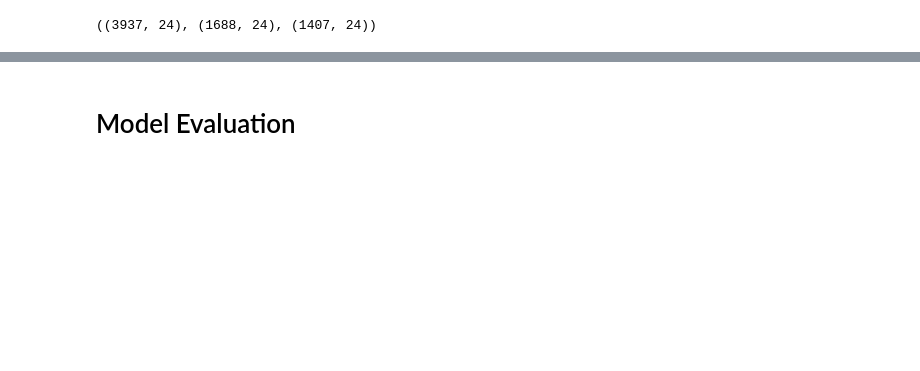
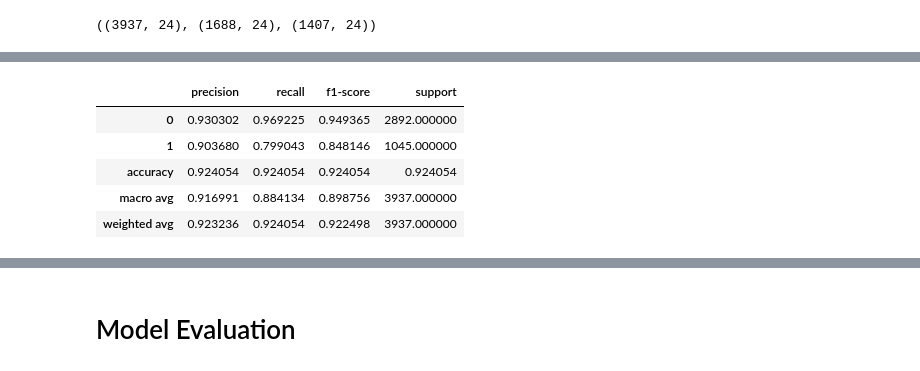
Before and after one commit to BraedenWright/classification-project, a Jupyter notebook: working_telco_report.ipynb, the cells around one changed output, grey strips where cells are left out. Cells and saved outputs as stored; diff of their text form; code cells hidden in the pictures; blank space fills up the shorter version.

```diff
--- a/working_telco_report.ipynb
+++ b/working_telco_report.ipynb
@@ -600,0 +606,22 @@ SyntaxError: invalid syntax (708346157.py, line 2)
+# %%
+# Make the Model
+forest = RandomForestClassifier(max_depth=11, min_samples_leaf=1, random_state=1313)
+
+# Fit the Model
+forest.fit(x_train, y_train)
+
+# Use the Model
+y_pred = forest.predict(x_train)
+
+
+performance = classification_report(y_train, y_pred, output_dict=True)
+
+# Classification Report
+pd.DataFrame(performance).transpose()
+# %% [output]
+|  | precision | recall | f1-score | support |
+| 0 | 0.930302 | 0.969225 | 0.949365 | 2892.000000 |
+| 1 | 0.903680 | 0.799043 | 0.848146 | 1045.000000 |
+| accuracy | 0.924054 | 0.924054 | 0.924054 | 0.924054 |
+| macro avg | 0.916991 | 0.884134 | 0.898756 | 3937.000000 |
+| weighted avg | 0.923236 | 0.924054 | 0.922498 | 3937.000000 |
```
Also changed, not shown: parts of 57 cells of this notebook, 1 other file.
